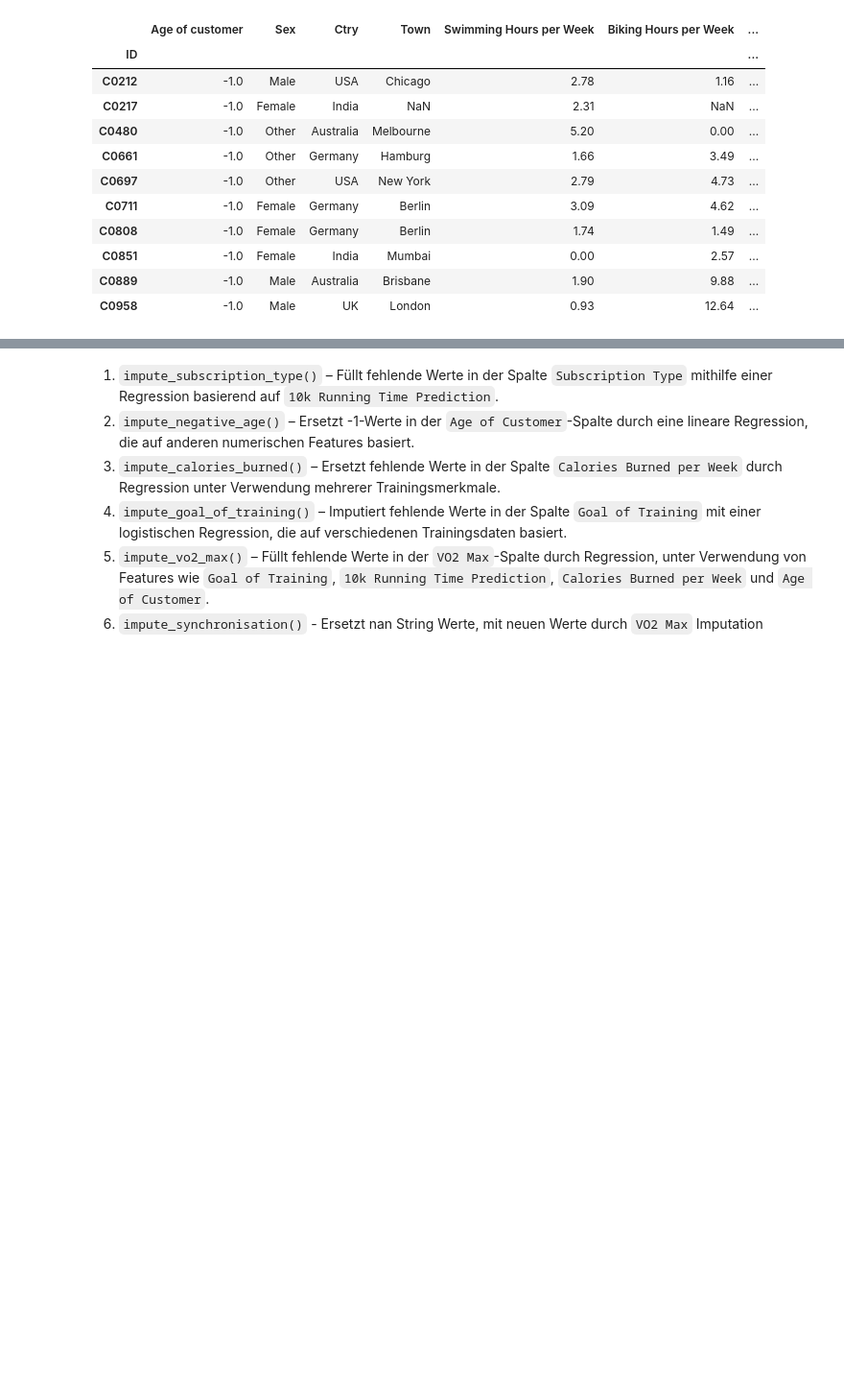
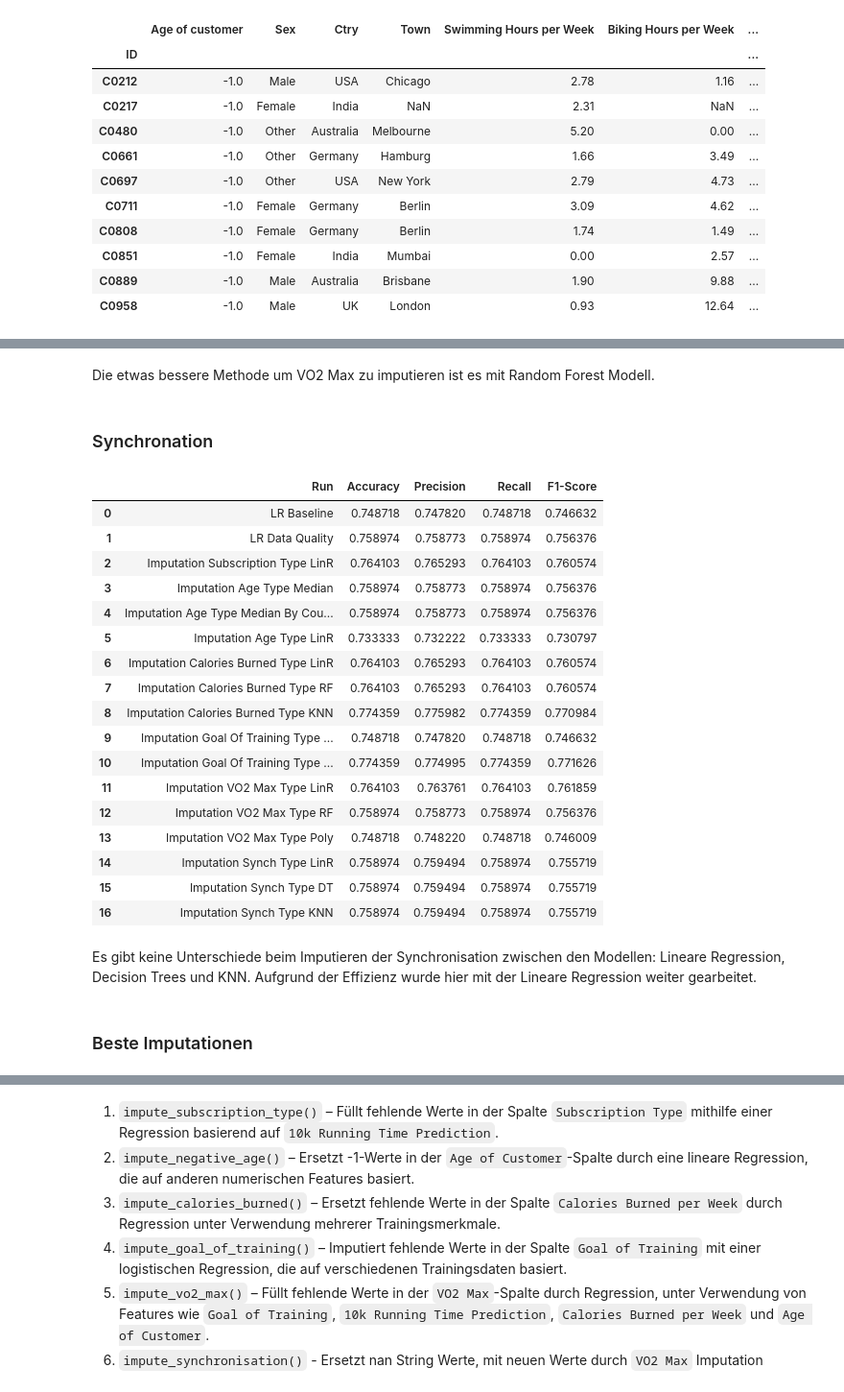
Before and after one commit to MarioKrupinski/Introduction-to-Data-Science-AI, a Jupyter notebook: notebooks/preparation.ipynb, the cells around one changed output, grey strips where cells are left out. Shown at 96% size. Saved outputs shown, nothing was run; the diff lists cells and outputs as text; code cells hidden in the pictures; blank space fills up the shorter version.

```diff
--- a/notebooks/preparation.ipynb
+++ b/notebooks/preparation.ipynb
@@ -1022,0 +1400,4 @@ df_training[df_training["Age of customer"]==-1]
+# %% [markdown]
+Die etwas bessere Methode um VO2 Max zu imputieren ist es mit Random Forest Modell.
+# %% [markdown]
+### Synchronation
@@ -1022,0 +1538,26 @@ df_training[df_training["Age of customer"]==-1]
+# %%
+all_benchmarks = run_benchmark_lr_mv(custom_functions=[impute_synchronisation,impute_synchronisation_dt, impute_synchronisation_knn], run_labels=["Imputation Synch Type LinR", "Imputation Synch Type DT", "Imputation Synch Type KNN"])
+all_benchmarks
+# %% [output]
+|  | Run | Accuracy | Precision | Recall | F1-Score |
+| 0 | LR Baseline | 0.748718 | 0.747820 | 0.748718 | 0.746632 |
+| 1 | LR Data Quality | 0.758974 | 0.758773 | 0.758974 | 0.756376 |
+| 2 | Imputation Subscription Type LinR | 0.764103 | 0.765293 | 0.764103 | 0.760574 |
+| 3 | Imputation Age Type Median | 0.758974 | 0.758773 | 0.758974 | 0.756376 |
+| 4 | Imputation Age Type Median By Cou... | 0.758974 | 0.758773 | 0.758974 | 0.756376 |
+| 5 | Imputation Age Type LinR | 0.733333 | 0.732222 | 0.733333 | 0.730797 |
+| 6 | Imputation Calories Burned Type LinR | 0.764103 | 0.765293 | 0.764103 | 0.760574 |
+| 7 | Imputation Calories Burned Type RF | 0.764103 | 0.765293 | 0.764103 | 0.760574 |
+| 8 | Imputation Calories Burned Type KNN | 0.774359 | 0.775982 | 0.774359 | 0.770984 |
+| 9 | Imputation Goal Of Training Type ... | 0.748718 | 0.747820 | 0.748718 | 0.746632 |
+| 10 | Imputation Goal Of Training Type ... | 0.774359 | 0.774995 | 0.774359 | 0.771626 |
+| 11 | Imputation VO2 Max Type LinR | 0.764103 | 0.763761 | 0.764103 | 0.761859 |
+| 12 | Imputation VO2 Max Type RF | 0.758974 | 0.758773 | 0.758974 | 0.756376 |
+| 13 | Imputation VO2 Max Type Poly | 0.748718 | 0.748220 | 0.748718 | 0.746009 |
+| 14 | Imputation Synch Type LinR | 0.758974 | 0.759494 | 0.758974 | 0.755719 |
+| 15 | Imputation Synch Type DT | 0.758974 | 0.759494 | 0.758974 | 0.755719 |
+| 16 | Imputation Synch Type KNN | 0.758974 | 0.759494 | 0.758974 | 0.755719 |
+# %% [markdown]
+Es gibt keine Unterschiede beim Imputieren der Synchronisation zwischen den Modellen: Lineare Regression, Decision Trees und KNN. Aufgrund der Effizienz wurde hier mit der Lineare Regression weiter gearbeitet.
+# %% [markdown]
+### Beste Imputationen
```
Also changed, not shown: parts of 70 cells of this notebook, 2 other files.
